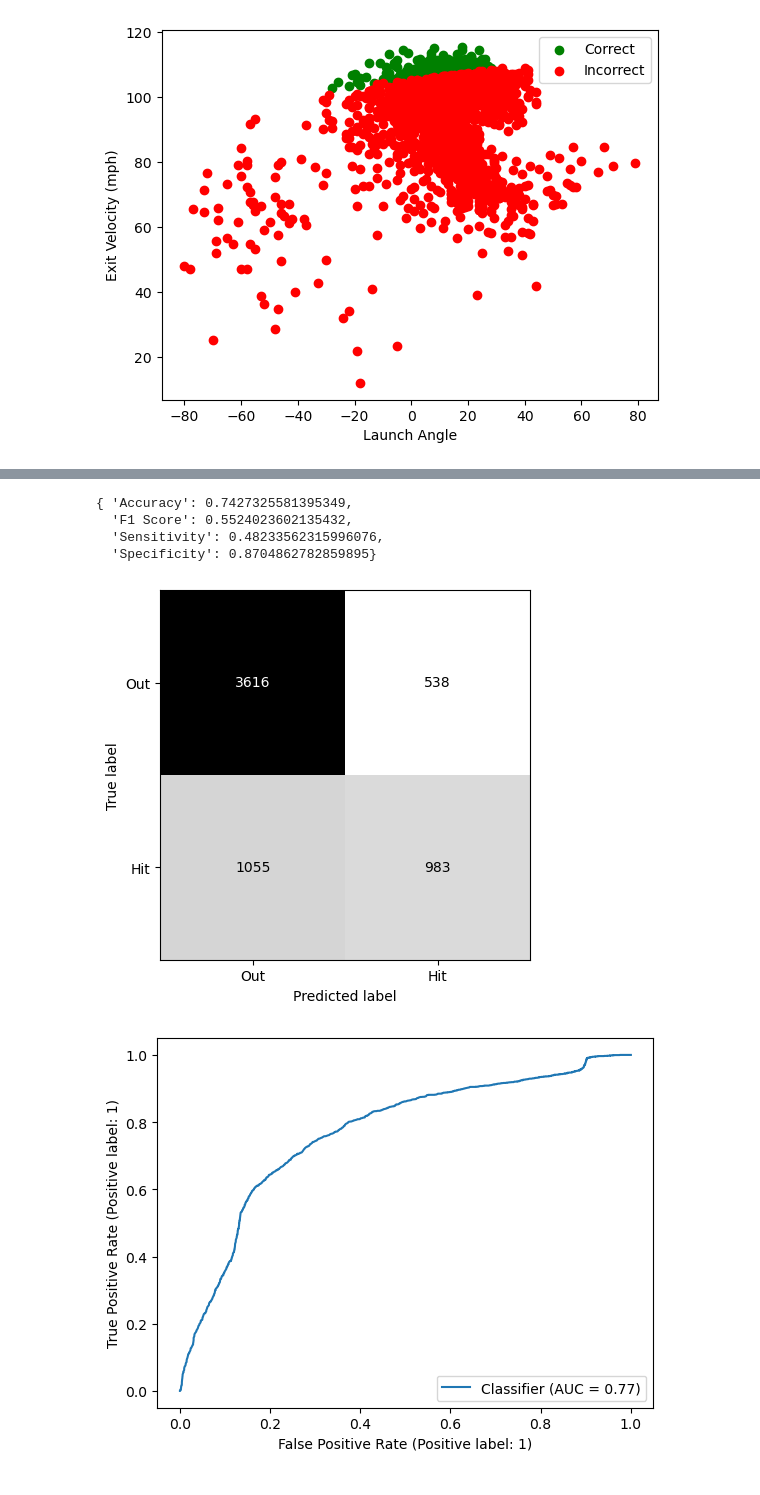
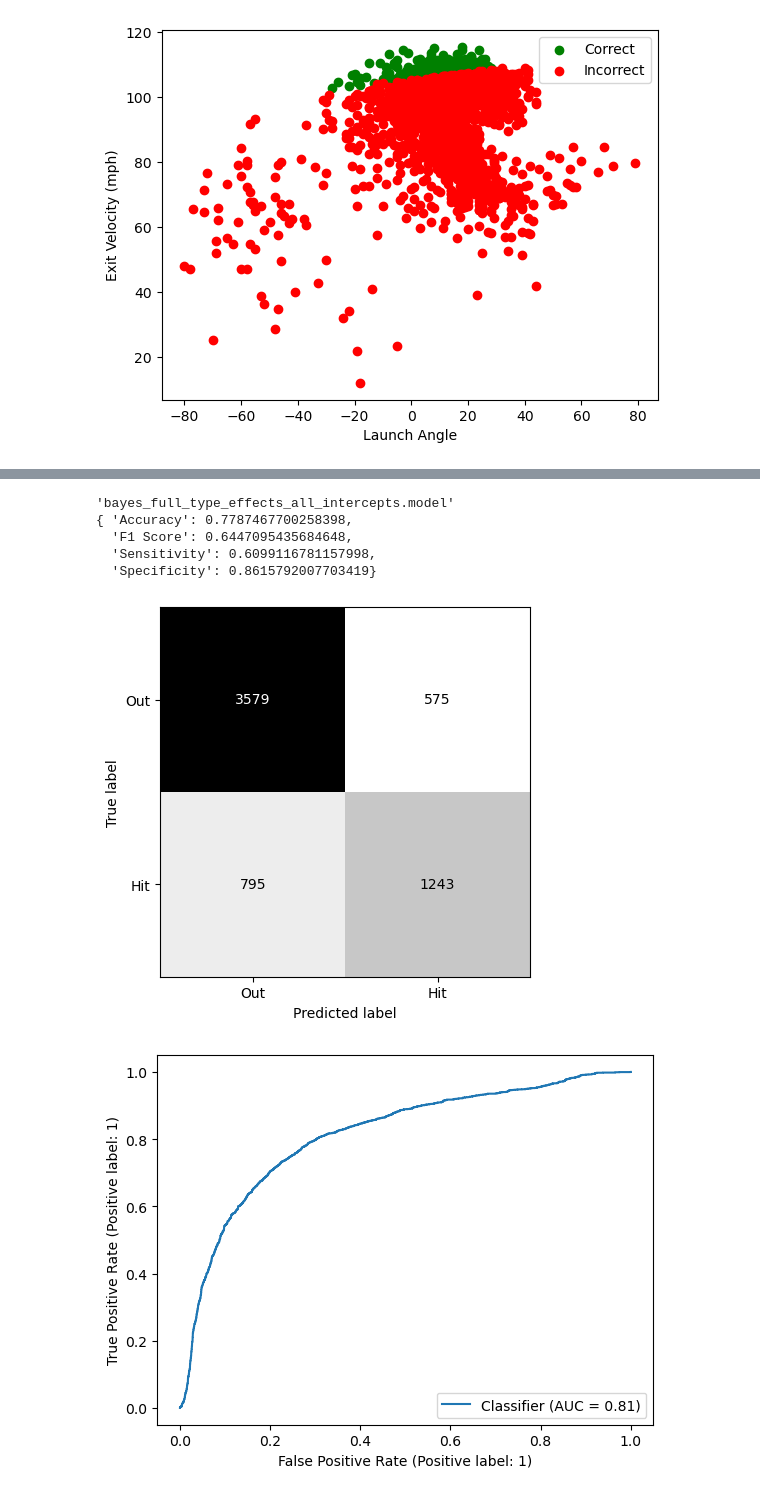
Before and after one commit to mattbbernstein/bayes-hit-probability, a Jupyter notebook: Modelling.ipynb, the cells around one changed output, grey strips where cells are left out. Cells and saved outputs as stored; diff of their text form; code cells hidden in the pictures.

```diff
--- a/Modelling.ipynb
+++ b/Modelling.ipynb
@@ -162,24 +170,0 @@ plt.legend();
-# %%
-# Launch Distance Model
-# priors2 = {
-#     "launch_speed": bmb.Prior("Normal", mu=0, sigma=10),
-#     "launch_angle": bmb.Prior("Normal", mu=0, sigma=10),
-#     "hit_distance_sc": bmb.Prior("Normal", mu=0, sigma=10),
-#     "launch_angle:hit_distance_sc": bmb.Prior("Normal", mu=0, sigma=10),
-# }
-# formula = "is_hit ~ launch_speed + launch_angle*hit_distance_sc"
-
-priors2 = {
-    "(1|bb_type)": bmb.Prior("Normal", mu=0, sigma=10),
-    "(launch_speed|bb_type)": bmb.Prior("Normal", mu=0, sigma=10),
-}
-formula = "is_hit ~ (launch_speed | bb_type)"
-
-bayes_model2 = bmb.Model(formula, data=bayes_data, priors=priors2, family="bernoulli")
-model_filepath = os.path.join(current_folder, r"models/bayes_with_bbtype_effects.model")
-if os.path.exists(model_filepath):
-    bayes_results2 = az.from_netcdf(model_filepath)
-else:
-    bayes_results2 = bayes_bb_type_model.fit(tune=500, draws=1000,chains=4,
-        cores=cpu_count(), inference_method="nuts_numpyro")
-    az.to_netcdf(bayes_bbtype_results, model_filepath)
@@ -185,0 +222,11 @@ else:
+# %%
+selected_model = hit_distance_model
+model_filepath = os.path.join(current_folder, "models", selected_model["file_name"])
+
+bayes_model2 = bmb.Model(selected_model["formula"], data=bayes_data, priors=selected_model["priors"], family="bernoulli")
+if os.path.exists(model_filepath):
+    bayes_results2 = az.from_netcdf(model_filepath)
+else:
+    bayes_results2 = bayes_model2.fit(tune=500, draws=1000,chains=4,
+        cores=cpu_count(), inference_method="nuts_numpyro")
+    az.to_netcdf(bayes_results2, model_filepath)
@@ -204,12 +262,14 @@ az.summary(bayes_results2, kind="stats",
 # %%
 bayes_pred2 = bayes_results2.posterior["is_hit_mean"].values.mean(0).mean(0)
 ConfusionMatrixDisplay.from_predictions(y_test, np.round(bayes_pred2), display_labels=["Out", "Hit"], colorbar=False, cmap="binary");
 RocCurveDisplay.from_predictions(y_test, bayes_pred2);
+pp.pprint(selected_model["file_name"])
 pp.pprint(cm_scores(y_test, np.round(bayes_pred2)))
 # %% [output]
-{ 'Accuracy': 0.7427325581395349,
-  'F1 Score': 0.5524023602135432,
-  'Sensitivity': 0.48233562315996076,
-  'Specificity': 0.8704862782859895}
+'bayes_full_type_effects_all_intercepts.model'
+{ 'Accuracy': 0.7787467700258398,
+  'F1 Score': 0.6447095435684648,
+  'Sensitivity': 0.6099116781157998,
+  'Specificity': 0.8615792007703419}
-[figure, old version]
+[figure, new version]
-[figure, old version]
+[figure, new version]
```
Also changed, not shown: parts of 14 cells of this notebook, 8 other files.
